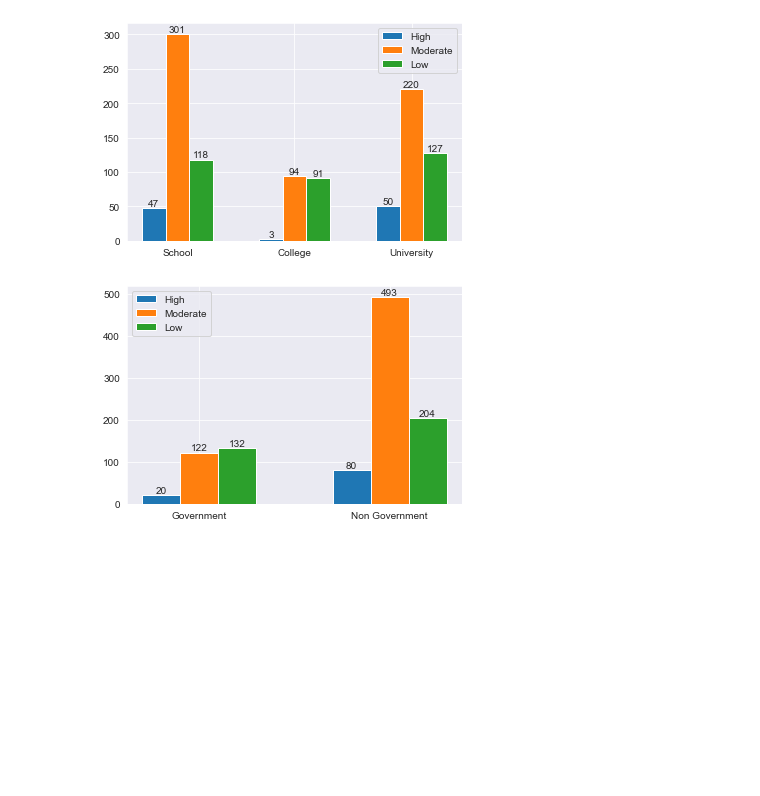
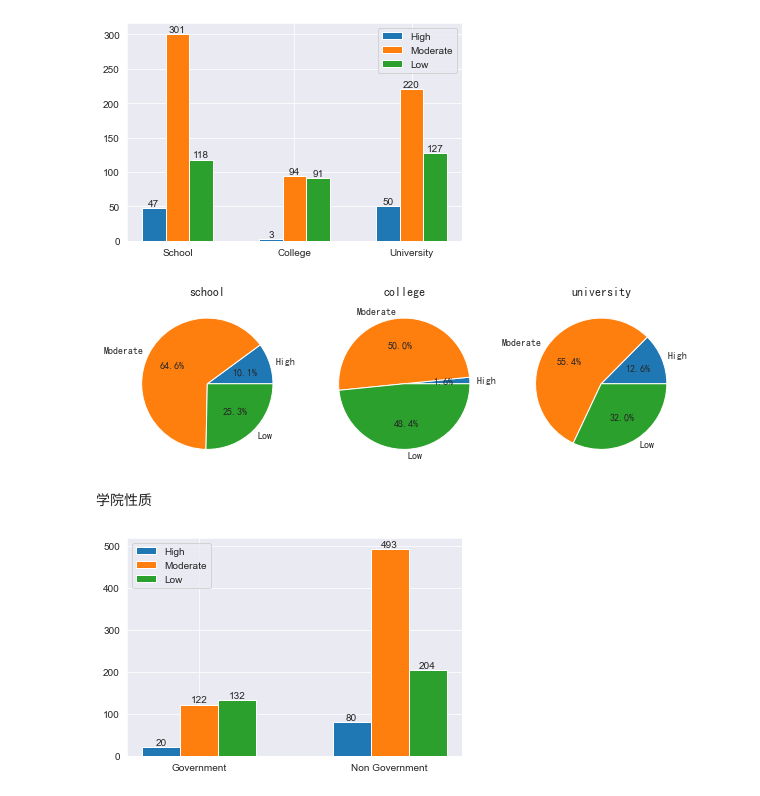
Before and after one commit to TakanashiXny/Introduction-of-DaSE, a Jupyter notebook: final/final_task.ipynb, the cells around one changed output. Cells and saved outputs as stored; diff of their text form; code cells hidden in the pictures; blank space fills up the shorter version.

```diff
--- a/final/final_task.ipynb
+++ b/final/final_task.ipynb
@@ -607,3 +612,26 @@ school = [Education_Adapt['']]
+# %%
+plt.figure(figsize=(10, 10))
+plt.subplot(131)
+school = [Education_Adapt['School']['High'], Education_Adapt['School']['Moderate'], Education_Adapt['School']['Low']]
+plt.pie(school, labels=Order, autopct='%1.1f%%')
+plt.title("school")
+
+
+plt.subplot(132)
+college = [Education_Adapt['College']['High'], Education_Adapt['College']['Moderate'], Education_Adapt['College']['Low']]
+plt.pie(college, labels=Order, autopct='%1.1f%%')
+plt.title("college")
+
+
+plt.subplot(133)
+university = [Education_Adapt['University']['High'], Education_Adapt['University']['Moderate'], Education_Adapt['University']['Low']]
+plt.pie(university, labels=Order, autopct='%1.1f%%')
+plt.title("university")
+plt.show()
+# %% [output]
+[figure, added]
+# %% [markdown]
+学院性质
 # %%
 high = [Government_Adapt['Government']['High'], Government_Adapt['Non Government']['High']]
 moderate = [Government_Adapt['Government']['Moderate'], Government_Adapt['Non Government']['Moderate']]
```
Also changed, not shown: parts of 23 cells of this notebook.
